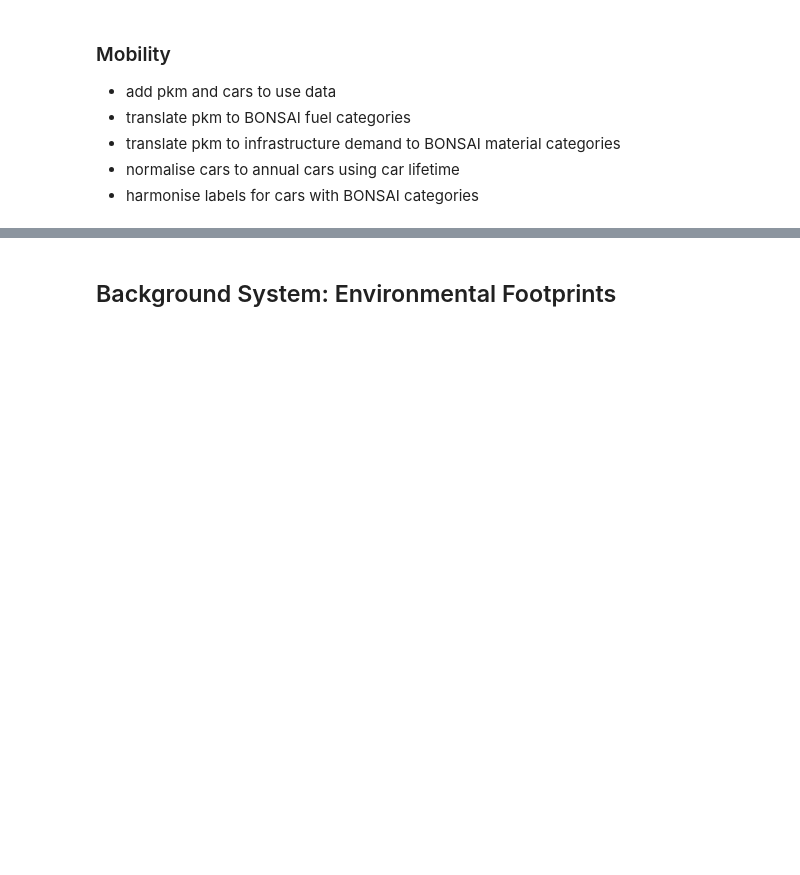
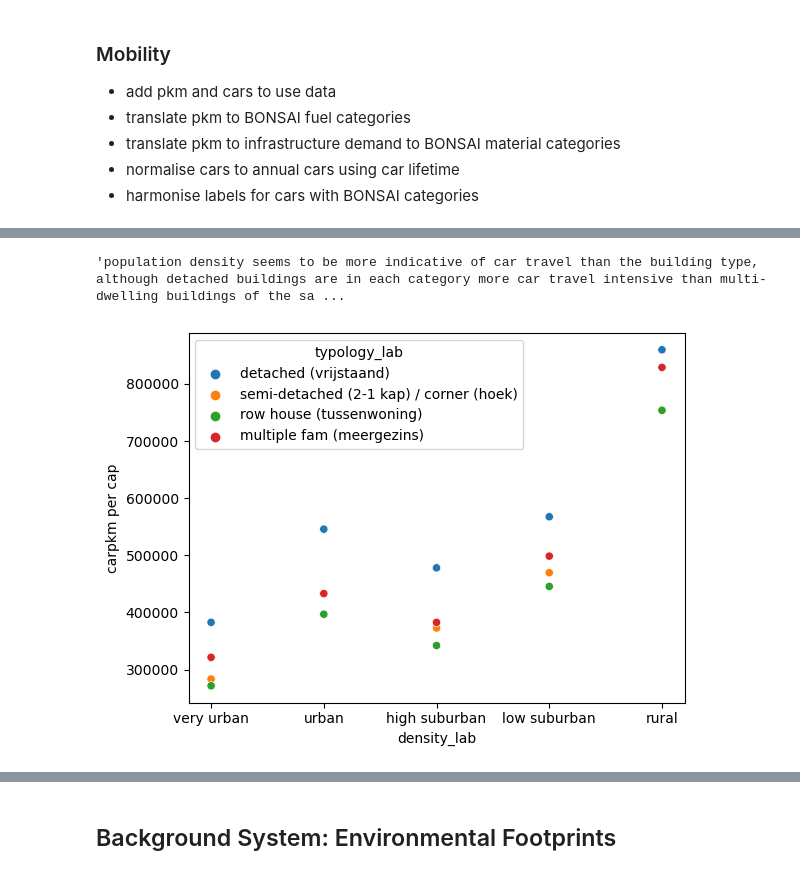
Before and after one commit to MiraVos/housing-footprints, a Jupyter notebook: footprints_main.ipynb, the cells around one changed output, grey strips where cells are left out. Cells and saved outputs as stored; diff of their text form; code cells hidden in the pictures; blank space fills up the shorter version.

```diff
--- a/footprints_main.ipynb
+++ b/footprints_main.ipynb
@@ -495,0 +686,11 @@ use = use.join(mobility['car_hhd'], on=['inc_lab','density_lab', 'distance_train
+# %%
+use_m2_total_inc = (use['car_pkm']*use['n_hhd']).groupby(level=[1,3], sort=False).sum() #m2 total in each group summed by income level
+use_cap_total_inc = use['n_hhdmem2019'].groupby(level=[1,3], sort=False).sum() #no. of people in each group summed by income level
+use_m2_per_cap_inc = use_m2_total_inc / use_cap_total_inc #m2/cap in each income group
+use_m2_per_cap_inc
+df_plot = use_m2_per_cap_inc.rename('carpkm per cap').reset_index()
+sns.scatterplot(x='density_lab', y='carpkm per cap', data=df_plot, hue='typology_lab')
+"""population density seems to be more indicative of car travel than the building type, although detached buildings are in each category more car travel intensive than multi-dwelling buildings of the same location"""
+# %% [output]
+'population density seems to be more indicative of car travel than the building type, although detached buildings are in each category more car travel intensive than multi-dwelling buildings of the sa ...
+[figure, added]
```
Also changed, not shown: parts of 9 cells of this notebook, 6 other files.
